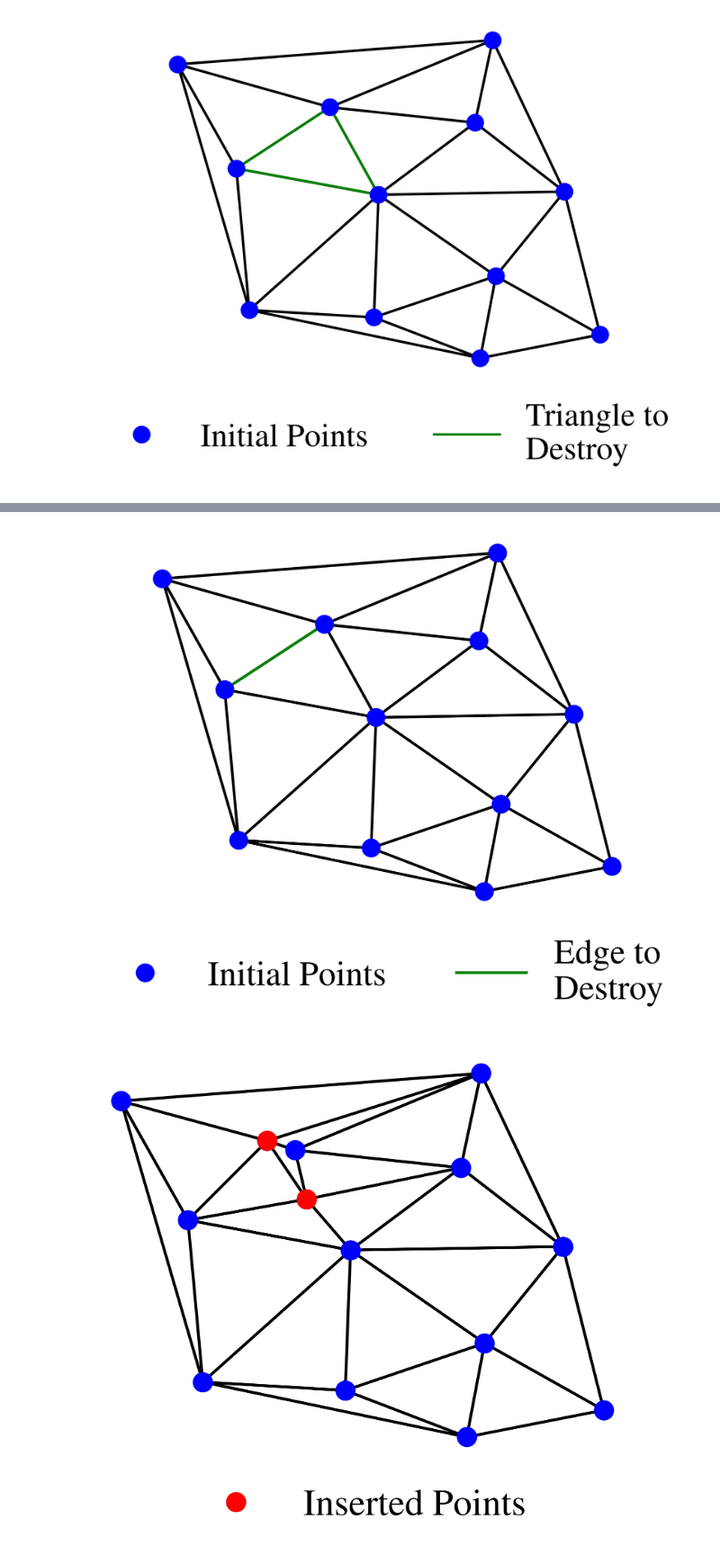
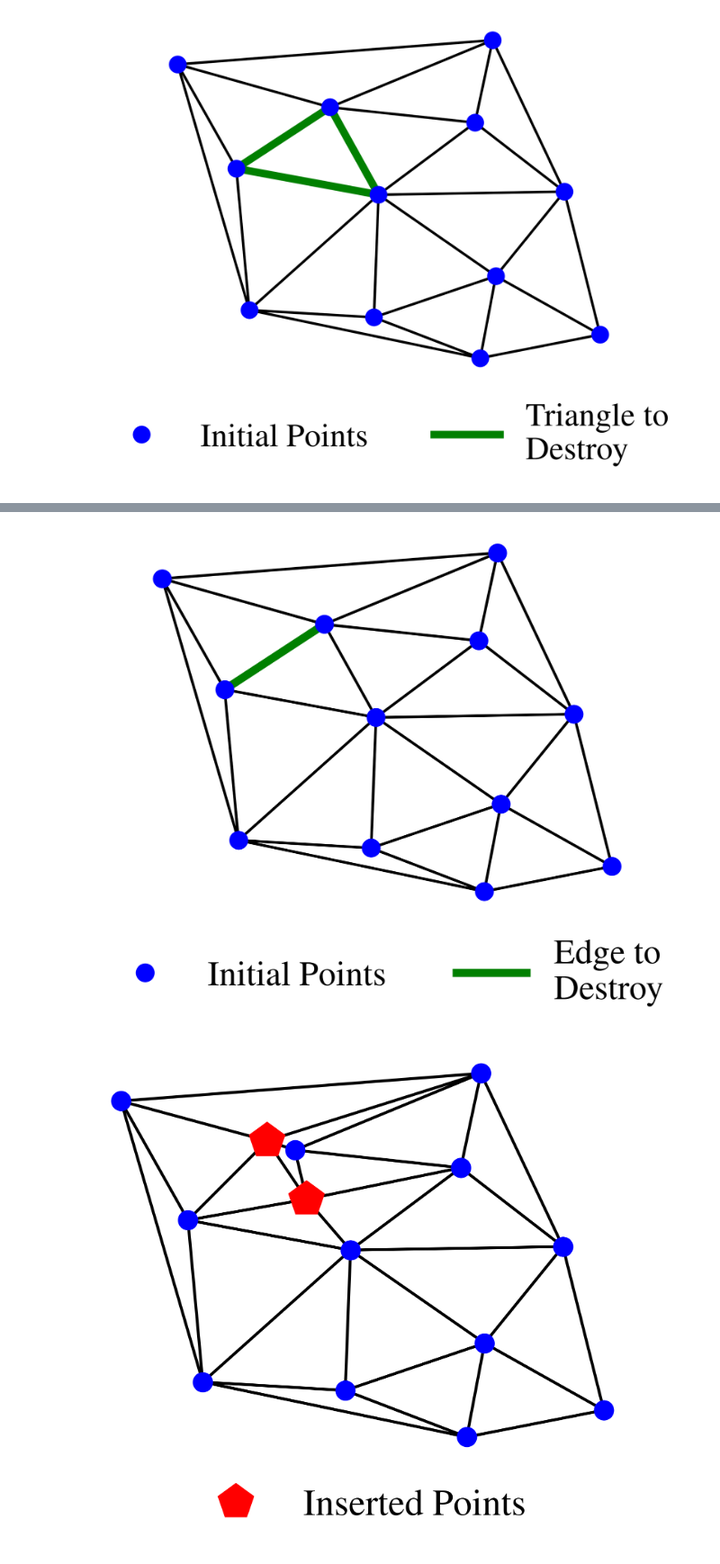
Before and after one commit to j-bowhay/Poles-and-Roots, a Jupyter notebook: notebooks/triangulation_figures.ipynb, the cells around one changed output, grey strips where cells are left out. Shown at 90% size. Drawn from its saved outputs; the diff is of its cells as text; code cells hidden in the pictures.

```diff
--- a/notebooks/triangulation_figures.ipynb
+++ b/notebooks/triangulation_figures.ipynb
@@ -97,13 +100,13 @@ to_destroy = 7
 fig, ax = plt.subplots()
 ax.triplot(tri.points[:,0], tri.points[:,1], tri.simplices)
 ax.plot(tri.points[:,0], tri.points[:,1], 'o', label="Initial Points", zorder=10)
-ax.plot(*edge.T, 'g-', label="Edge to\nDestroy")
+ax.plot(*edge.T, 'g-', label="Edge to\nDestroy", linewidth=3)
 ax.legend(loc='upper center',bbox_to_anchor=(0.5, 0),
           fancybox=True, shadow=True, ncol=2)
 ax.set_axis_off()
 plt.savefig("figures/pre_destroy_edge.pdf")
 # %% [output]
-[figure, old version]
+[figure, new version]
 # %%
 A, B = edge
 
@@ -122,11 +125,11 @@ tri = scipy.spatial.Delaunay(np.concatenate([sample, new]))
 # %%
 fig, ax = plt.subplots()
 ax.triplot(tri.points[:,0], tri.points[:,1], tri.simplices)
 ax.plot(tri.points[:,0], tri.points[:,1], 'o')
-ax.plot(*new.T, 'ro', label="Inserted Points")
+ax.plot(*new.T, 'rp', label="Inserted Points", markersize=12)
 ax.legend(loc='upper center',bbox_to_anchor=(0.5, 0),
           fancybox=True, shadow=True, ncol=2)
 ax.set_axis_off()
 plt.savefig("figures/post_destroy_edge.pdf")
 # %% [output]
-[figure, old version]
+[figure, new version]
```
Also changed, not shown: parts of 3 cells of this notebook, 12 other files.
